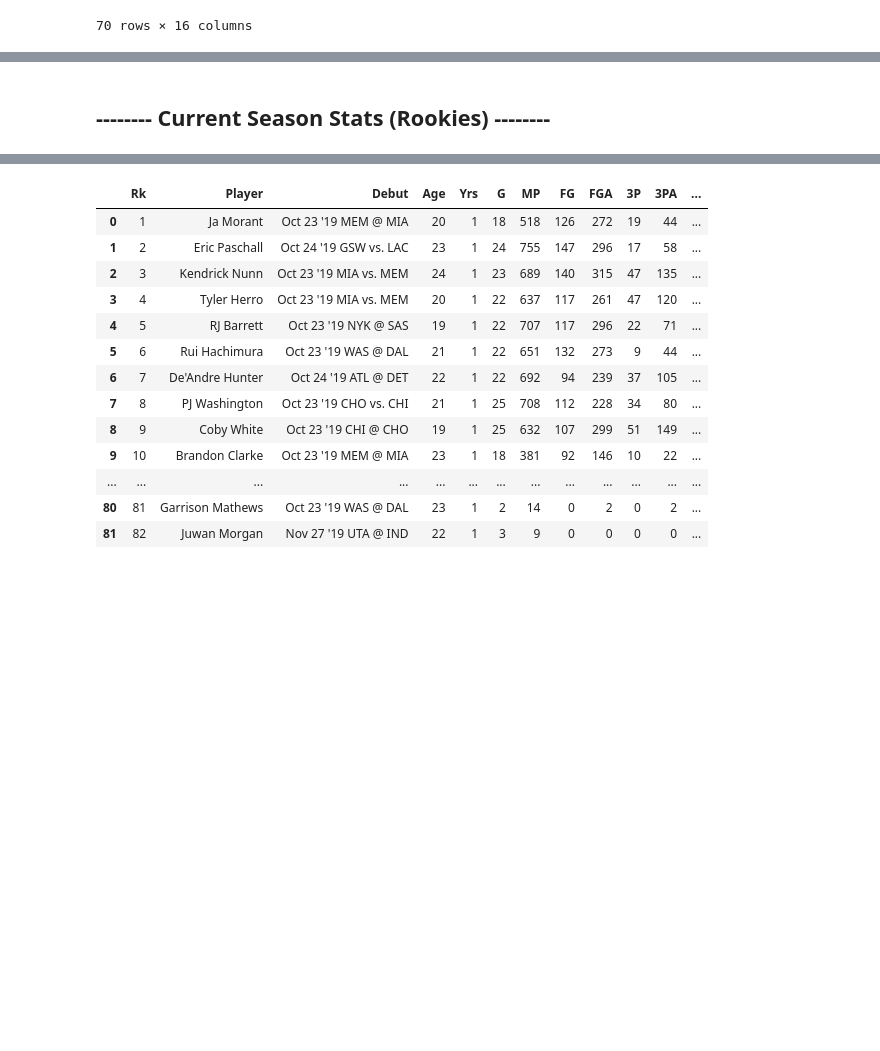
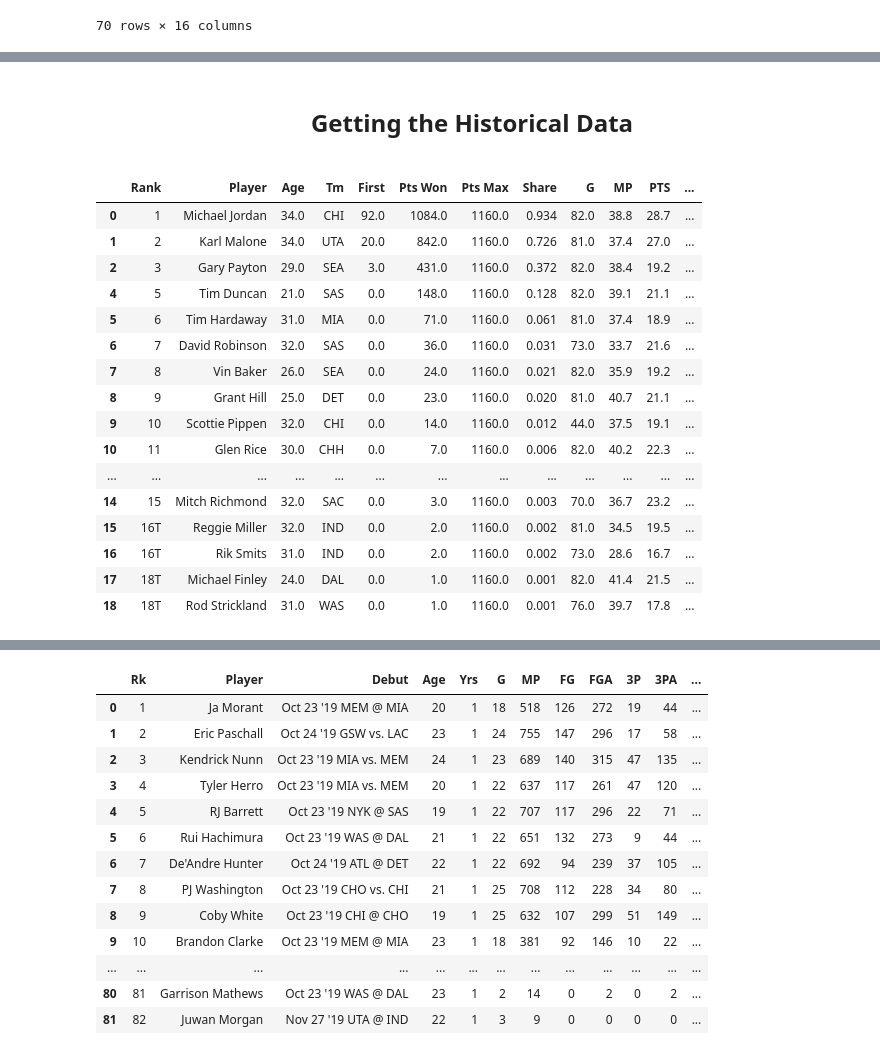
Before and after one commit to Ajnbro/nba320.github.io, a Jupyter notebook: Final Project Notebook.ipynb, the cells around one changed output, grey strips where cells are left out. Saved outputs shown, nothing was run; the diff lists cells and outputs as text; code cells hidden in the pictures; blank space fills up the shorter version.

```diff
--- a/Final Project Notebook.ipynb
+++ b/Final Project Notebook.ipynb
@@ -406,2 +420,44 @@ array([0.934, 0.726, 0.726, 0.726, 0.726, 0.934, 0.726, 0.726, 0.726,
-# %% [markdown]
-## **-------- Current Season Stats (Rookies) --------**
+# %% [markdown]
+<center>
+<h1 style="font-size:24px">Getting the Historical Data</h1>
+</center>
+# %%
+# In order to predict who will win the MVP we will need to predict the voting shares for each of the
+# prospective winners. We will be using historical data from the 1997-1998 MVP voting to train our
+# model on.
+# Importing the historical data
+past_mvp_voting = pd.read_csv('historic_mvp_voting.csv')
+historical_data_advanced = pd.read_csv('97_98_advanced_stats.csv')
+clean_name_column(historical_data_advanced)
+clean_name_column(past_mvp_voting)
+for i,row in historical_data_advanced.iterrows():
+    if row.Player.endswith("*"):
+        historical_data_advanced.at[i, 'Player'] = row.Player[:-1]
+
+# Merge the per game and advanced player statistics together. Drops any duplicate columns.
+past_mvp_voting = past_mvp_voting.merge(right = historical_data_advanced, how = "outer" ,on = "Player", suffixes = ('', '_repeat'))
+
+# Drop any repeated columns (they end in _repeat)
+past_mvp_voting = past_mvp_voting[past_mvp_voting.columns.drop(list(past_mvp_voting.filter(regex='_repeat')))]
+
+past_mvp_voting = past_mvp_voting.dropna()
+
+past_mvp_voting
+# %% [output]
+|  | Rank | Player | Age | Tm | First | Pts Won | Pts Max | Share | G | MP | PTS | ... |
+| 0 | 1 | Michael Jordan | 34.0 | CHI | 92.0 | 1084.0 | 1160.0 | 0.934 | 82.0 | 38.8 | 28.7 | ... |
+| 1 | 2 | Karl Malone | 34.0 | UTA | 20.0 | 842.0 | 1160.0 | 0.726 | 81.0 | 37.4 | 27.0 | ... |
+| 2 | 3 | Gary Payton | 29.0 | SEA | 3.0 | 431.0 | 1160.0 | 0.372 | 82.0 | 38.4 | 19.2 | ... |
+| 4 | 5 | Tim Duncan | 21.0 | SAS | 0.0 | 148.0 | 1160.0 | 0.128 | 82.0 | 39.1 | 21.1 | ... |
+| 5 | 6 | Tim Hardaway | 31.0 | MIA | 0.0 | 71.0 | 1160.0 | 0.061 | 81.0 | 37.4 | 18.9 | ... |
+| 6 | 7 | David Robinson | 32.0 | SAS | 0.0 | 36.0 | 1160.0 | 0.031 | 73.0 | 33.7 | 21.6 | ... |
+| 7 | 8 | Vin Baker | 26.0 | SEA | 0.0 | 24.0 | 1160.0 | 0.021 | 82.0 | 35.9 | 19.2 | ... |
+| 8 | 9 | Grant Hill | 25.0 | DET | 0.0 | 23.0 | 1160.0 | 0.020 | 81.0 | 40.7 | 21.1 | ... |
+| 9 | 10 | Scottie Pippen | 32.0 | CHI | 0.0 | 14.0 | 1160.0 | 0.012 | 44.0 | 37.5 | 19.1 | ... |
+| 10 | 11 | Glen Rice | 30.0 | CHH | 0.0 | 7.0 | 1160.0 | 0.006 | 82.0 | 40.2 | 22.3 | ... |
+| ... | ... | ... | ... | ... | ... | ... | ... | ... | ... | ... | ... | ... |
+| 14 | 15 | Mitch Richmond | 32.0 | SAC | 0.0 | 3.0 | 1160.0 | 0.003 | 70.0 | 36.7 | 23.2 | ... |
+| 15 | 16T | Reggie Miller | 32.0 | IND | 0.0 | 2.0 | 1160.0 | 0.002 | 81.0 | 34.5 | 19.5 | ... |
+| 16 | 16T | Rik Smits | 31.0 | IND | 0.0 | 2.0 | 1160.0 | 0.002 | 73.0 | 28.6 | 16.7 | ... |
+| 17 | 18T | Michael Finley | 24.0 | DAL | 0.0 | 1.0 | 1160.0 | 0.001 | 82.0 | 41.4 | 21.5 | ... |
+| 18 | 18T | Rod Strickland | 31.0 | WAS | 0.0 | 1.0 | 1160.0 | 0.001 | 76.0 | 39.7 | 17.8 | ... |
```
Also changed, not shown: parts of 18 cells of this notebook, 2 other files.
